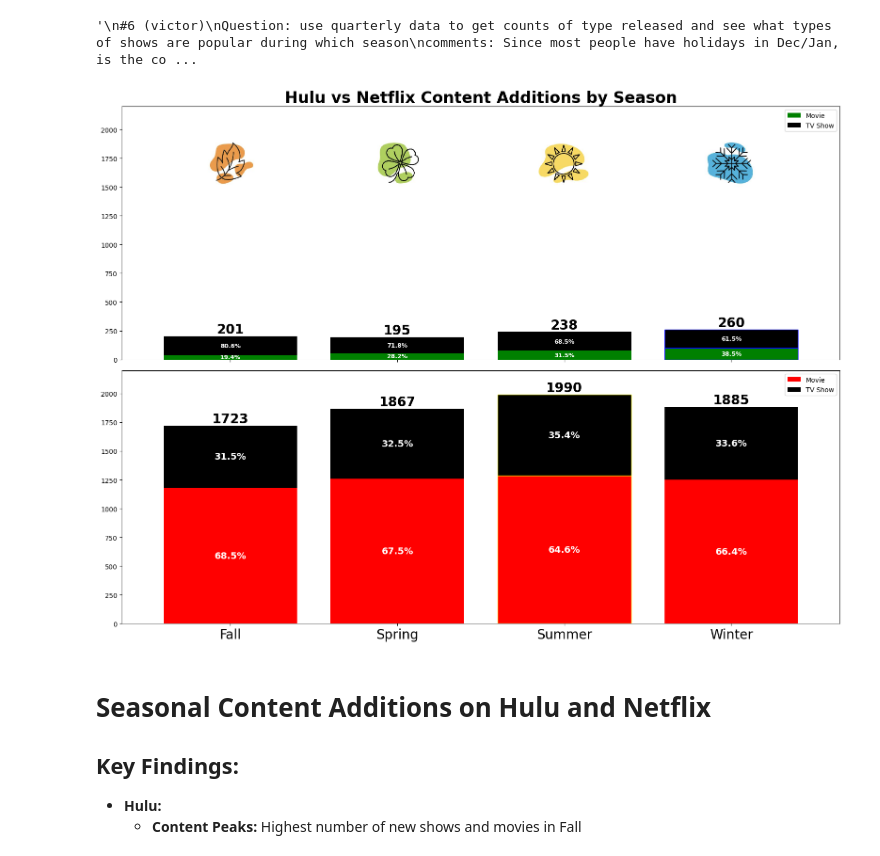
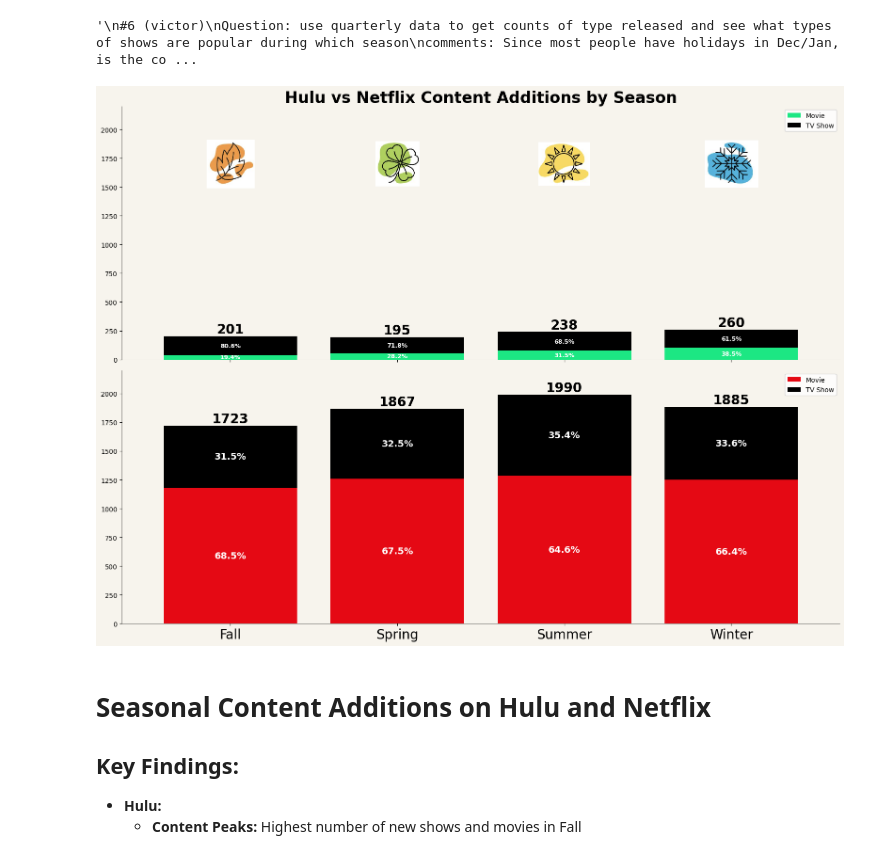
Before and after one commit to RickyMiura/Netflix-Hulu-EDA, a Jupyter notebook: victor_visuals.ipynb, the cells around one changed output. Saved outputs shown, nothing was run; the diff lists cells and outputs as text; code cells hidden in the pictures.

```diff
--- a/victor_visuals.ipynb
+++ b/victor_visuals.ipynb
@@ -269,13 +292,12 @@ df_seasonal_netflix = df_netflix.groupby(['season_added', 'type']).size().unstac
 fig, (ax1, ax2) = plt.subplots(2, 1, figsize=(16, 12))
 
 # Custom colors and edgecolors
-hulu_colors = ['green', 'black', 'green', 'green']
-hulu_edgecolors = ['none', 'none', 'none', 'blue']  # Highlight Winter with blue border
-netflix_colors = ['red', 'black', 'red', 'red']
-netflix_edgecolors = ['none', 'none', 'yellow', 'none']  # Highlight Summer with yellow border
+hulu_colors = ['#1ce783', 'black', '#1ce783', '#1ce783']
+netflix_colors = ['#E50914', 'black', '#E50914', '#E50914']
+
 
 # Hulu
-df_seasonal_hulu.plot(kind='bar', stacked=True, ax=ax1, color=hulu_colors, edgecolor=hulu_edgecolors, width=0.8)
+df_seasonal_hulu.plot(kind='bar', stacked=True, ax=ax1, color=hulu_colors, width=0.8)
 ax1.set_title('Hulu vs Netflix Content Additions by Season', fontsize=24, weight='bold')
 ax1.set_xlabel('')
 ax1.set_ylabel('')
@@ -283,42 +305,53 @@ ax1.set_ylim(0, 2200)  # Set the y-axis limit
 ax1.set_xticklabels([])
 ax1.spines['left'].set_linewidth(.5)
 ax1.spines['bottom'].set_linewidth(.5)
+ax1.spines['top'].set_visible(False)
+ax1.spines['right'].set_visible(False)
 add_annotations(ax1, df_seasonal_hulu, 20, 9)
 
 # Netflix
-df_seasonal_netflix.plot(kind='bar', stacked=True, ax=ax2, color=netflix_colors, edgecolor=netflix_edgecolors, width=0.8)
+df_seasonal_netflix.plot(kind='bar', stacked=True, ax=ax2, color=netflix_colors, width=0.8)
 ax2.set_title('')
 ax2.set_xlabel('')
 ax2.set_xticklabels(['Fall', 'Spring', 'Summer', 'Winter'], rotation=360, fontsize=20)  # Change tick font size
 ax2.set_ylim(0, 2200)  # Set the y-axis limit
 ax2.spines['left'].set_linewidth(.5)
 ax2.spines['bottom'].set_linewidth(.5)
+ax2.spines['top'].set_visible(False)
+ax2.spines['right'].set_visible(False)
 add_annotations(ax2, df_seasonal_netflix, 20, 14)
 
 # Add seasonality images to Hulu plot
 season_images = {
     'Fall': fall_img,
     'Spring': spring_img,
     'Summer': summer_img,
     'Winter': winter_img
 }
 
 for i, season in enumerate(['Fall', 'Spring', 'Summer', 'Winter']):
     image = season_images[season]
     im = OffsetImage(image, zoom=0.2)
     ab = AnnotationBbox(im, (i, 1700), frameon=False, box_alignment=(0.5, 0.5))
     ax1.add_artist(ab)
 
 # Custom legend for both plots
 handles, labels = ax1.get_legend_handles_labels()
 ax1.legend(handles, ['Movie', 'TV Show'], loc='upper right', fontsize=10)
 handles, labels = ax2.get_legend_handles_labels()
 ax2.legend(handles, ['Movie', 'TV Show'], loc='upper right', fontsize=10)
 
+ax1.set_facecolor(color='#f7f4ed')
+ax2.set_facecolor(color='#f7f4ed')
+fig.patch.set_facecolor('#f7f4ed')
+plt.subplots_adjust(wspace=0.1, hspace=0.5)
+plt.subplots_adjust(top=0.85)
+plt.subplots_adjust(left=0.0555)
+
 plt.tight_layout()
 plt.show()
 # %% [output]
-[figure, old version]
+[figure, new version]
 # %% [markdown]
 # Seasonal Content Additions on Hulu and Netflix
 
```
Also changed, not shown: parts of 4 cells of this notebook.
